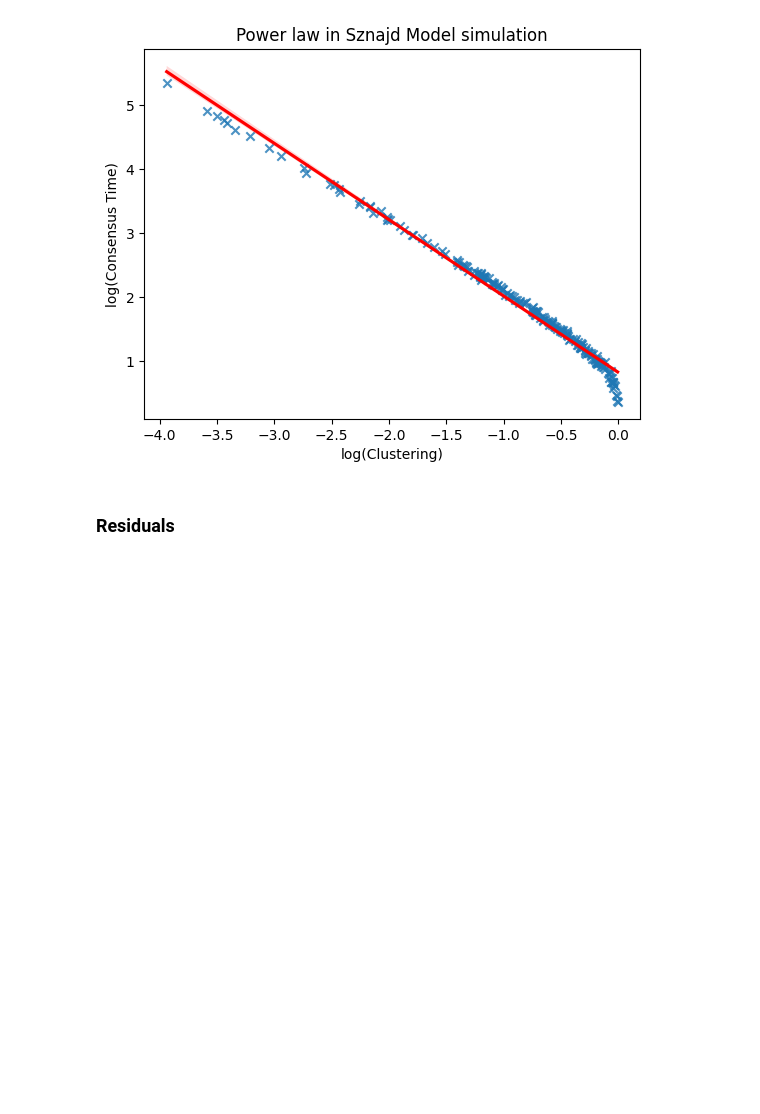
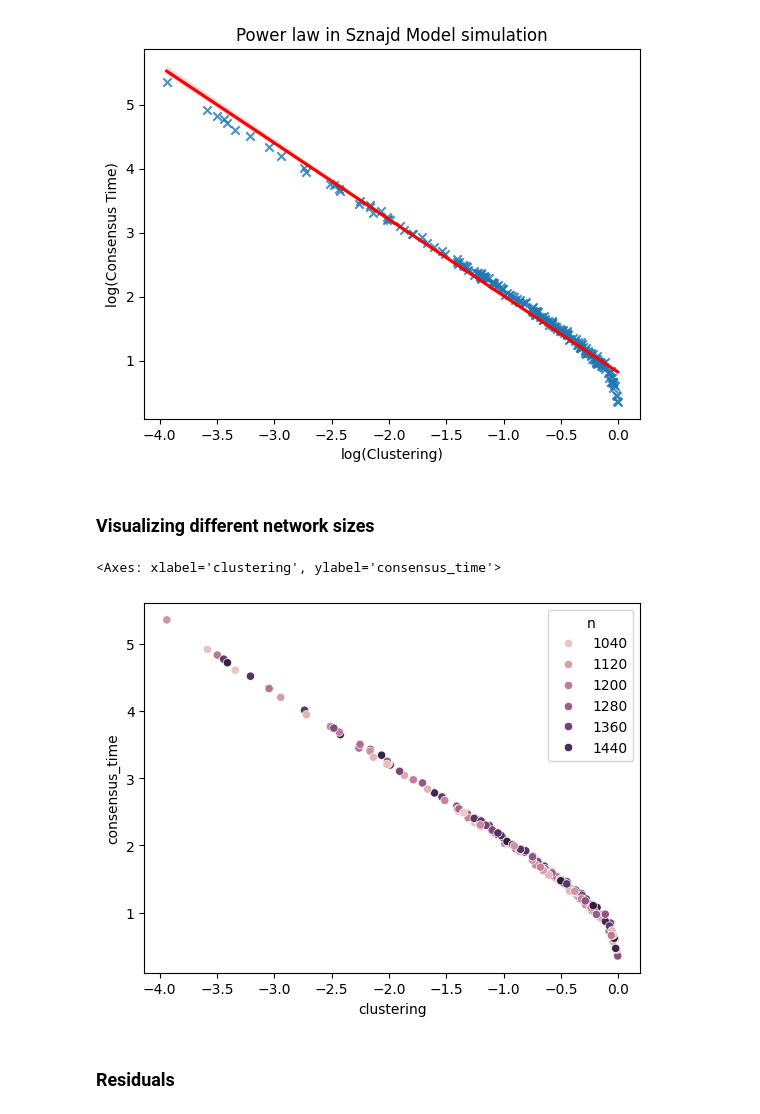
Before and after one commit to vitorfrois/SznajdNetworks, a Jupyter notebook: src/notebooks/2_regression_analysis.ipynb, the cells around one changed output. Drawn from its saved outputs; the diff is of its cells as text; code cells hidden in the pictures; blank space fills up the shorter version.

```diff
--- a/src/notebooks/2_regression_analysis.ipynb
+++ b/src/notebooks/2_regression_analysis.ipynb
@@ -132,6 +134,13 @@ plt.title('Power law in Sznajd Model simulation')
 # %% [output]
 Text(0.5, 1.0, 'Power law in Sznajd Model simulation')
 [figure]
+# %% [markdown]
+### Visualizing different network sizes
+# %%
+sns.scatterplot(x=np.log(X['clustering']), y=np.log(y), hue=X['n'])
+# %% [output]
+<Axes: xlabel='clustering', ylabel='consensus_time'>
+[figure, added]
 # %% [markdown]
 ### Residuals
 # %%
```
Also changed, not shown: parts of 9 cells of this notebook, 1 other file.
